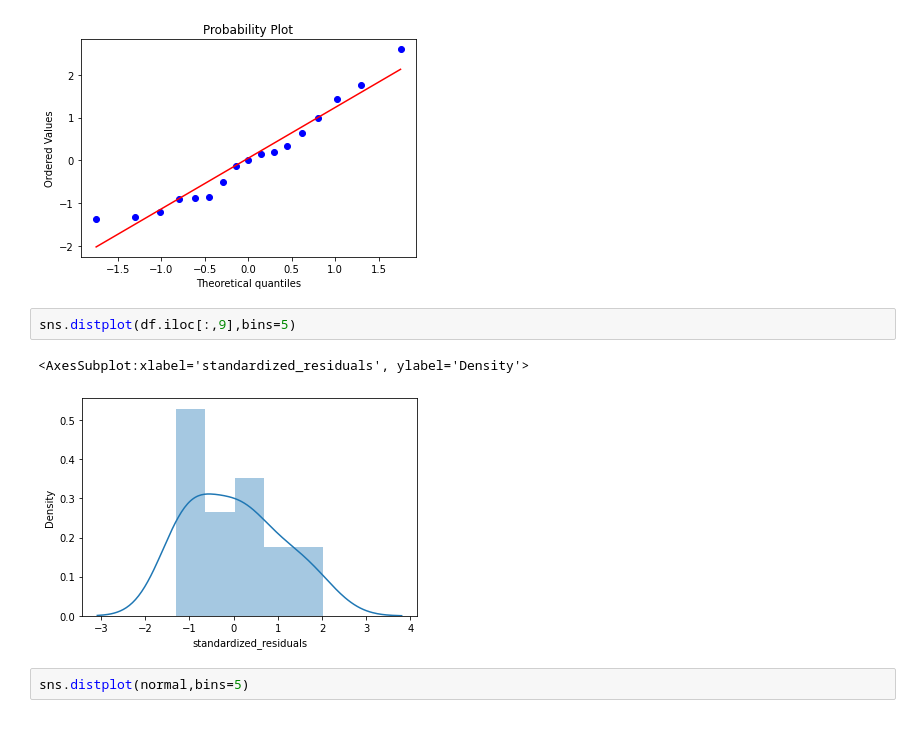
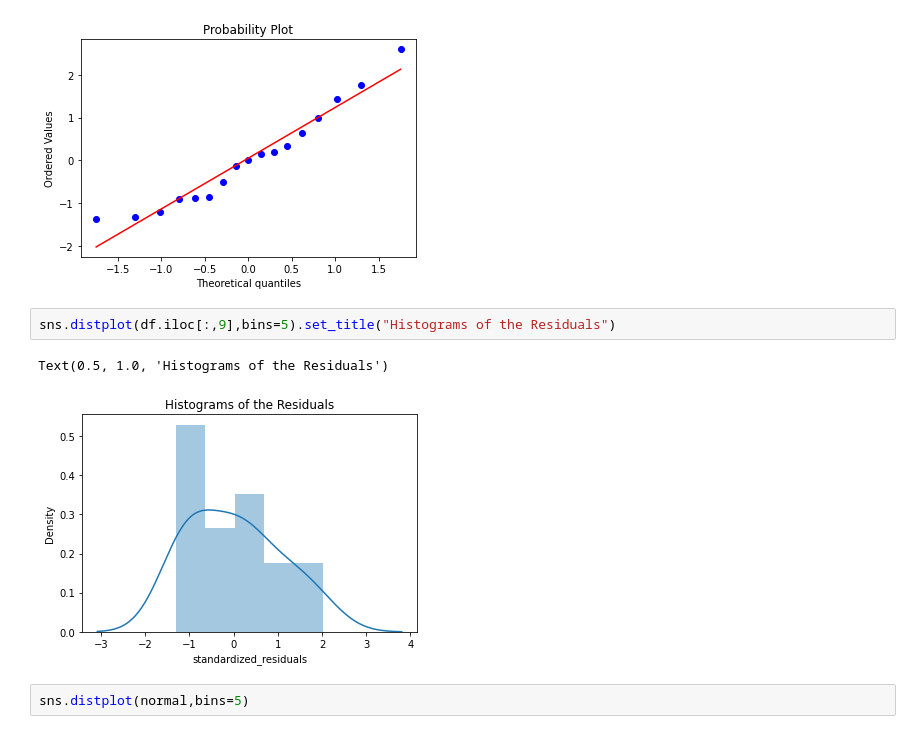
Before and after one commit to ErickChatalov/Gold-annual-prices, a Jupyter notebook: Model-2/Data analysis.ipynb, the cells around one changed output. Drawn from its saved outputs; the diff is of its cells as text.

```diff
--- a/Model-2/Data analysis.ipynb
+++ b/Model-2/Data analysis.ipynb
@@ -390,10 +390,10 @@ AndersonResult(statistic=0.33609395228572936, critical_values=array([0.501, 0.57
  (1.183475705971026, 0.05260024718039592, 0.973870041331892))
 [figure]
 # %%
-sns.distplot(df.iloc[:,9],bins=5)
+sns.distplot(df.iloc[:,9],bins=5).set_title("Histograms of the Residuals")
 # %% [output]
-<AxesSubplot:xlabel='standardized_residuals', ylabel='Density'>
+Text(0.5, 1.0, 'Histograms of the Residuals')
-[figure, old version]
+[figure, new version]
 # %%
 sns.distplot(normal,bins=5)
 # %% [output]
```
